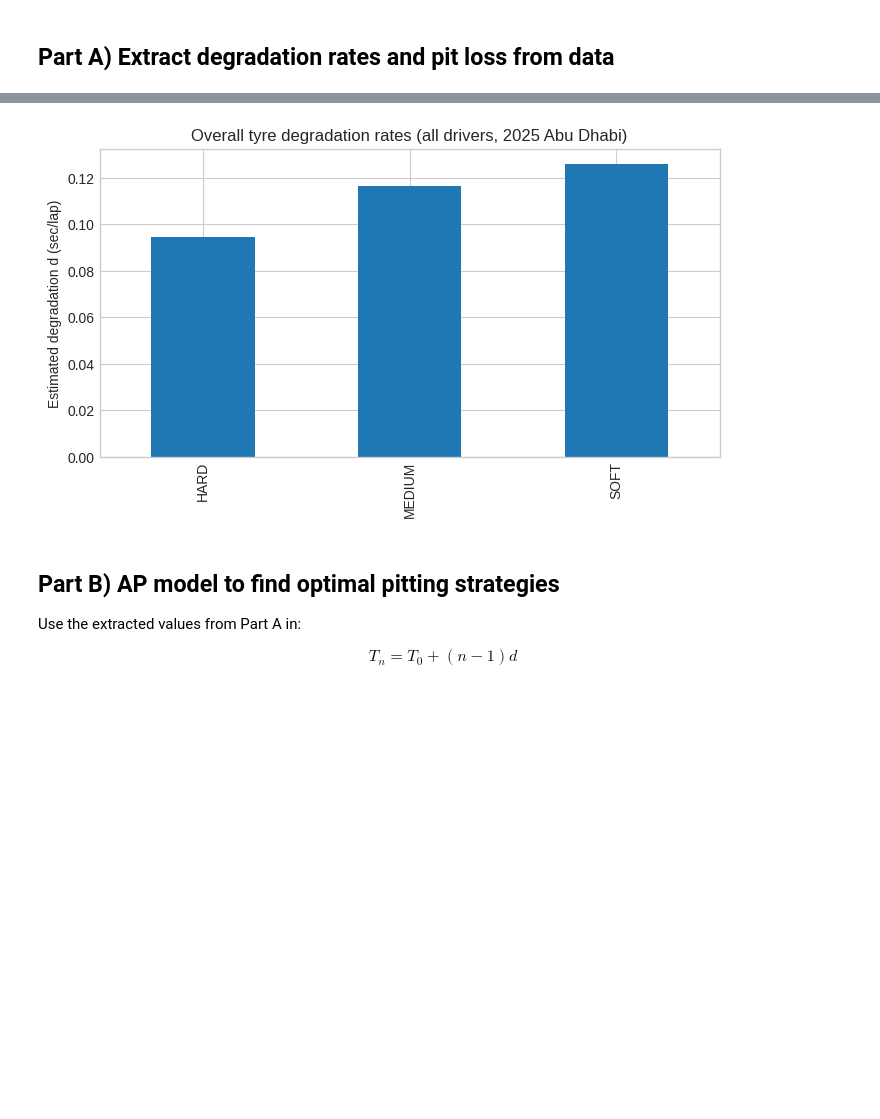
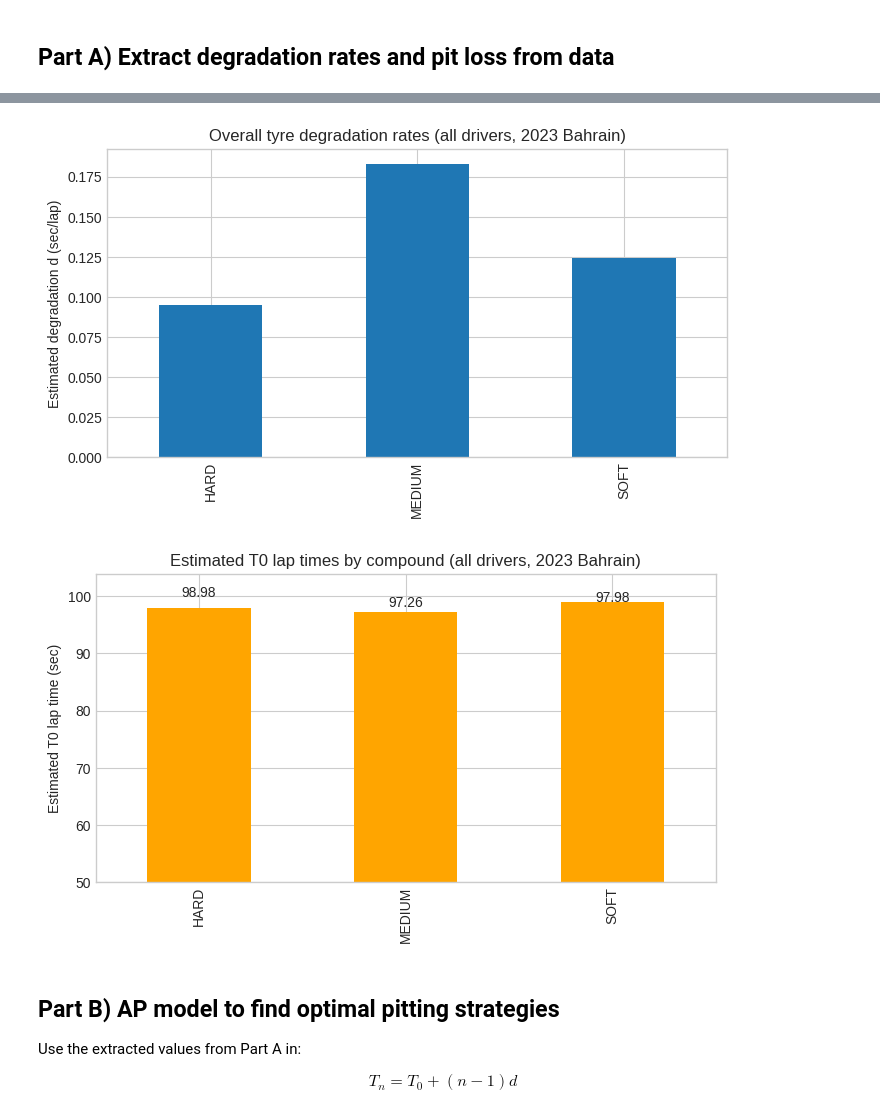
Before and after one commit to DET171/mit-2026, a Jupyter notebook: f1_tyre_degradation_all_drivers.ipynb, the cells around one changed output, grey strips where cells are left out. Drawn from its saved outputs; the diff is of its cells as text; code cells hidden in the pictures; blank space fills up the shorter version.

```diff
--- a/f1_tyre_degradation_all_drivers.ipynb
+++ b/f1_tyre_degradation_all_drivers.ipynb
@@ -25,8 +25,8 @@ fastf1.Cache.enable_cache('fastf1_cache')
 ## Part A) Extract degradation rates and pit loss from data
 # %%
 # ---------- Inputs ----------
-YEAR = 2025
-GRAND_PRIX = 'Abu Dhabi'
+YEAR = 2023
+GRAND_PRIX = 'Bahrain'
 SESSION = 'R'
 
 COMPOUNDS_TO_ANALYZE = ['SOFT', 'MEDIUM', 'HARD']
@@ -284,11 +287,23 @@ model_inputs =
 # %%
 plt.figure(figsize=(8, 4))
 pd.Series(deg_rate_by_compound).sort_index().plot(kind='bar')
 plt.ylabel('Estimated degradation d (sec/lap)')
 plt.title(f'Overall tyre degradation rates (all drivers, {YEAR} {GRAND_PRIX})')
 plt.show()
+
+# show T0 times for each compound
+plt.figure(figsize=(8, 4))
+pd.Series(base_lap_by_compound).sort_index().plot(kind='bar', color='orange')
+plt.ylabel('Estimated T0 lap time (sec)')
+plt.title(f'Estimated T0 lap times by compound (all drivers, {YEAR} {GRAND_PRIX})')
+plt.ylim(50)
+# show exact seconds on top of bars
+for i, (c, t0) in enumerate(base_lap_by_compound.items()):
+		plt.text(i, t0 + 0.5, f'{t0:.2f}', ha='center', va='bottom')
+plt.show()
 # %% [output]
-[figure, old version]
+[figure, new version]
+[figure, added]
 # %% [markdown]
 ## Part B) AP model to find optimal pitting strategies
 
```
Also changed, not shown: parts of 3 cells of this notebook.
